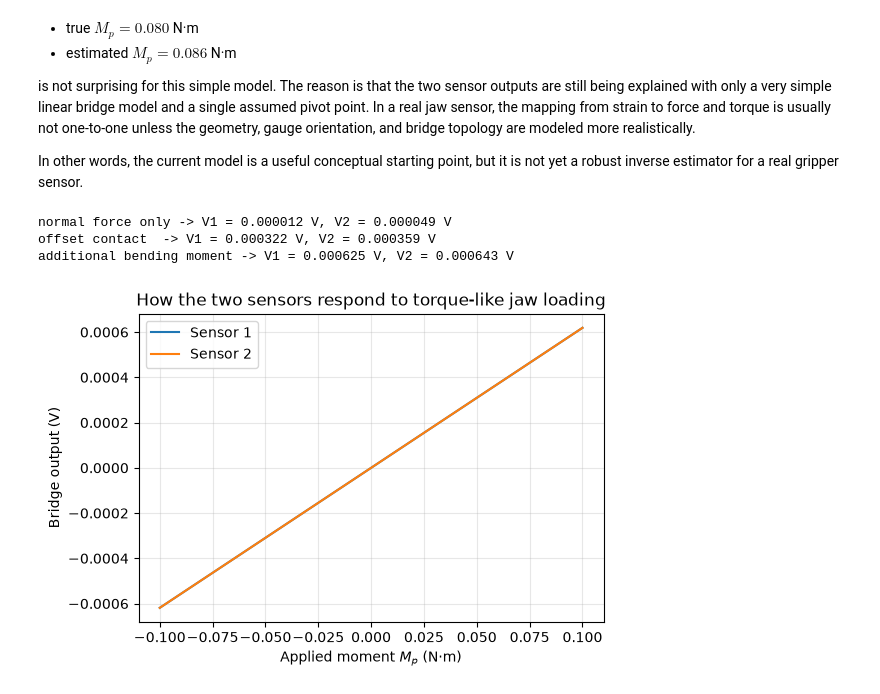
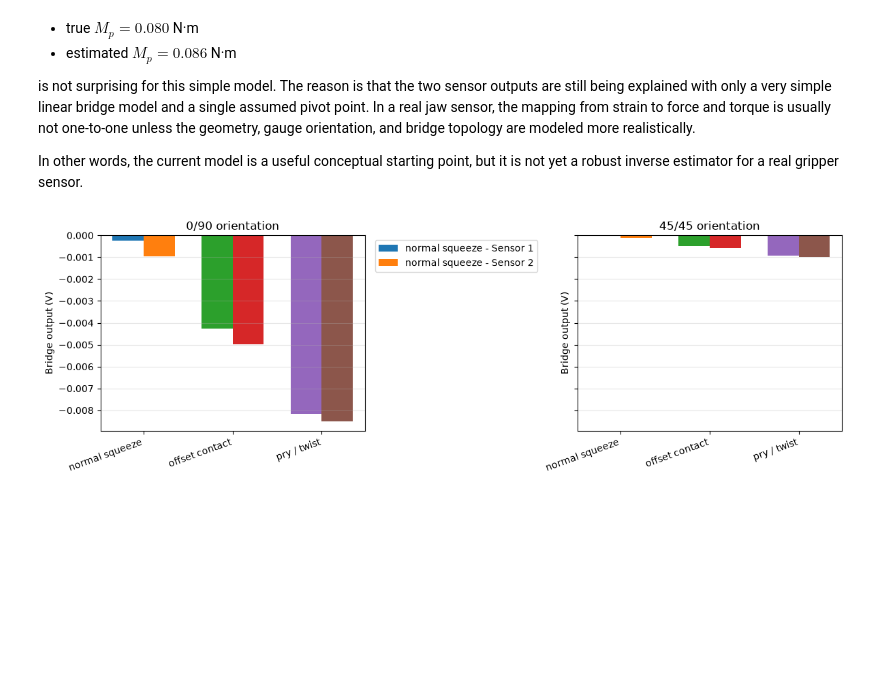
Before and after one commit to MZhouItsg/StrainSimTesting, a Jupyter notebook: 260629test.ipynb, the cells around one changed output. Drawn from its saved outputs; the diff is of its cells as text; code cells hidden in the pictures; blank space fills up the shorter version.

Commit message:
changing to actual orientations

```diff
--- a/260629test.ipynb
+++ b/260629test.ipynb
@@ -1278,12 +1291,13 @@ import numpy as np
 import matplotlib.pyplot as plt
 
 # ==============================
-# Clearer tissue-grasp scenario comparison
+# Tissue-grasp scenario comparison with true strain tensor and gauge angles
 # ==============================
 L = 0.02
 E = 200e9
 b = 0.008
 t = 0.002
+nu = 0.3
 I = b * t**3 / 12
 c = t / 2
 
@@ -1295,72 +1309,72 @@ R0 = 350
 GF = 2.0
 Vex = 3.3
 G = 20
-h_mem = 50e-6
 
 
-def beam_strain_from_jaw_load(Fn, Mp, x):
+def beam_strain_tensor(Fn, Mp, x):
     M = Fn * (x - pivot) + Mp
-    return M * c / (E * I)
+    eps_x = M * c / (E * I)
+    eps_y = -nu * eps_x
+    gamma_xy = 0.15 * eps_x
+    return eps_x, eps_y, gamma_xy
 
 
-def mems_bridge_output(eps, orientation='0/90', G=G, h_mem=h_mem):
-    eps0 = G * eps
+def gauge_strain(eps_x, eps_y, gamma_xy, angle_deg):
+    theta = np.deg2rad(angle_deg)
+    c = np.cos(theta)
+    s = np.sin(theta)
+    return eps_x * c**2 + eps_y * s**2 + gamma_xy * s * c
 
+
+def bridge_output_from_tensor(eps_x, eps_y, gamma_xy, orientation='0/90', G=G):
     if orientation == '0/90':
-        y = np.array([-0.5, 0.5, 0.5, -0.5]) * h_mem
+        angles = np.array([0.0, 90.0, 90.0, 0.0])
     elif orientation == '45/45':
-        y = np.array([-0.5, 0.5, -0.5, 0.5]) * h_mem
+        angles = np.array([45.0, -45.0, -45.0, 45.0])
     else:
         raise ValueError("orientation must be '0/90' or '45/45'")
 
-    kappa = eps0 / max(h_mem, 1e-12)
-    eps_local = eps0 + kappa * y
+    strains = np.array([gauge_strain(eps_x, eps_y, gamma_xy, a) for a in angles])
+    eps_local = G * strains
 
     R1 = R0 * (1 + GF * eps_local[0])
     R2 = R0 * (1 + GF * eps_local[1])
     R3 = R0 * (1 + GF * eps_local[2])
     R4 = R0 * (1 + GF * eps_local[3])
 
     return Vex * ((R2 / (R1 + R2)) - (R4 / (R3 + R4)))
 
 
 # Example scenarios: different ways the tissue can be contacted by the jaw
 scenarios = {
     'normal squeeze': (3.0, 0.00),
     'offset contact': (3.0, 0.05),
     'pry / twist': (1.5, 0.10),
 }
 
 fig, axes = plt.subplots(1, 2, figsize=(12, 4), sharey=True)
 
 for orientation, ax in zip(['0/90', '45/45'], axes):
-    sensor_outputs = []
-    labels = []
-    for name, (Fn, Mp) in scenarios.items():
-        eps1 = beam_strain_from_jaw_load(Fn, Mp, x1)
-        eps2 = beam_strain_from_jaw_load(Fn, Mp, x2)
-        V1 = mems_bridge_output(eps1, orientation=orientation)
-        V2 = mems_bridge_output(eps2, orientation=orientation)
-        sensor_outputs.append((V1, V2, name))
-        labels.append(name)
-
     x = np.arange(len(scenarios))
     width = 0.35
-    for idx, (V1, V2, name) in enumerate(sensor_outputs):
+
+    for idx, (name, (Fn, Mp)) in enumerate(scenarios.items()):
+        eps_x1, eps_y1, gamma1 = beam_strain_tensor(Fn, Mp, x1)
+        eps_x2, eps_y2, gamma2 = beam_strain_tensor(Fn, Mp, x2)
+        V1 = bridge_output_from_tensor(eps_x1, eps_y1, gamma1, orientation=orientation)
+        V2 = bridge_output_from_tensor(eps_x2, eps_y2, gamma2, orientation=orientation)
+
         ax.bar(x[idx] - width/2, V1, width=width, label=f'{name} - Sensor 1' if idx == 0 else None)
         ax.bar(x[idx] + width/2, V2, width=width, label=f'{name} - Sensor 2' if idx == 0 else None)
 
     ax.set_xticks(x)
-    ax.set_xticklabels(labels, rotation=20, ha='right')
+    ax.set_xticklabels(list(scenarios.keys()), rotation=20, ha='right')
     ax.set_ylabel('Bridge output (V)')
     ax.set_title(f'{orientation} orientation')
     ax.grid(axis='y', alpha=0.3)
 
 axes[0].legend(loc='upper left', bbox_to_anchor=(1.02, 1.0))
 plt.tight_layout()
 plt.show()
 # %% [output]
-normal force only -> V1 = 0.000012 V, V2 = 0.000049 V
-offset contact  -> V1 = 0.000322 V, V2 = 0.000359 V
-additional bending moment -> V1 = 0.000625 V, V2 = 0.000643 V
-[figure, old version]
+[figure, new version]
```
Also changed, not shown: parts of 8 cells of this notebook.
